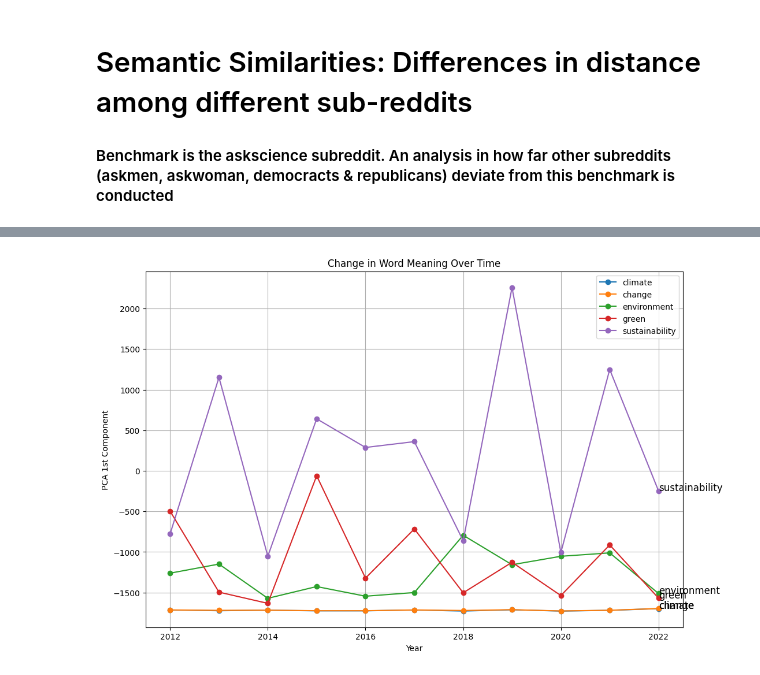
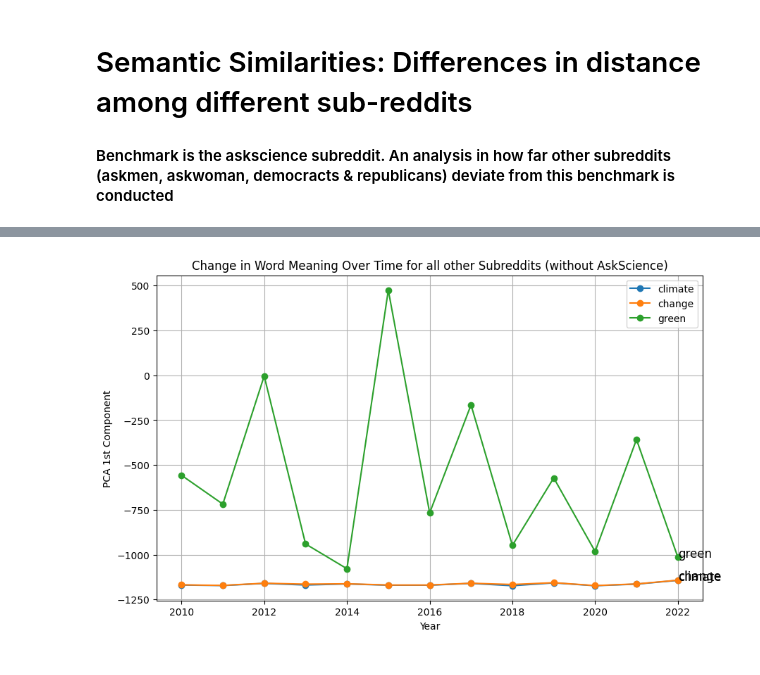
Before and after one commit to tobiaswtzl/dlss-project24, a Jupyter notebook: code/2. Deep Learning Model/SemSim_subreddits.ipynb, the cells around one changed output, grey strips where cells are left out. Cells and saved outputs as stored; diff of their text form; code cells hidden in the pictures.

Commit message:
"pcas-science-nonscience"

```diff
--- a/code/2. Deep Learning Model/SemSim_subreddits.ipynb
+++ b/code/2. Deep Learning Model/SemSim_subreddits.ipynb
@@ -12,9 +437,9 @@ import os
 # %%
 # Step 1: Load the embeddings
-years = list(range(2012, 2023))
+years = list(range(2010, 2023))
 embeddings = {}
 for year in years:
-    embeddings[year] = pd.read_csv(f'/Users/fabianmahner/dlss-project24/output/embeddings/yearly_embeddings/embeddings_CBOW_posts_{year}.csv')
+    embeddings[year] = pd.read_csv(f'/Users/fabianmahner/dlss-project24/output/embeddings/not_ask_science_embeddings/embeddings_CBOW_not_ask_science_{year}.csv')
 
 # Step 2: Align the words (ensure all embeddings have the same words)
 words = set(embeddings[years[0]]['word'])
@@ -24,58 +449,40 @@ for year in years[1:]:
 words = list(words)  # list of common words across all years
 
 # Step 3: Concatenate the embeddings for each word across all years
 all_embeddings = []
 
 for year in years:
     df = embeddings[year]
     df = df[df['word'].isin(words)]
     all_embeddings.append(df.set_index('word').loc[words].values)
 
 all_embeddings = np.stack(all_embeddings, axis=0)  # Shape: (num_years, num_words, embedding_dim)
 
 # Step 4: Apply PCA to reduce to 1 dimension
 # Reshape to (num_years * num_words, embedding_dim) before PCA
 all_embeddings_reshaped = all_embeddings.reshape(len(years) * len(words), -1)
 pca = PCA(n_components=1)
 pca_result = pca.fit_transform(all_embeddings_reshaped)
 
 # Reshape back to (num_years, num_words) after PCA
 pca_result = pca_result.reshape(len(years), len(words))
-pca_result_with_zeros = np.zeros_like(pca_result)
 
-# define selected words
-selected_words = ['climate', 'change', 'environment', 'green', 'sustainability']
+# Step 5: Visualize the change over time for selected words
+selected_words = ['climate', 'change', "green"]
 
-# Initialize a dictionary to store PCA results with zeros for missing data
-pca_result_with_zeros = np.full_like(pca_result, fill_value=np.nan)  # Use NaN to handle missing data
+plt.figure(figsize=(10, 6))
 
-# Fill PCA result with actual data for selected words
 for word in selected_words:
-    if word in words:
-        index = words.index(word)
-        pca_result_with_zeros[:, index] = pca_result[:, index]
+    index = words.index(word)
+    y = pca_result[:, index]
+    plt.plot(years, y, marker='o', label=word)
+    plt.text(years[-1], y[-1], word, fontsize=12)
 
-# Plotting
-plt.figure(figsize=(12, 8))
-
-# Plot selected words with actual PCA results
-for word in selected_words:
-    if word in words:
-        index = words.index(word)
-        y = pca_result[:, index]
-        plt.plot(years, y, marker='o', label=word)
-        plt.text(years[-1], y[-1], word, fontsize=12)
-    else:
-        # Plot zeros only for missing years
-        y = np.zeros(len(years))
-        plt.plot(years, y, marker='x', color='grey', linestyle='--', alpha=0.5, label=f'{word} (not present)')
-
-# Customize plot for clarity
 plt.xlabel('Year')
 plt.ylabel('PCA 1st Component')
-plt.title('Change in Word Meaning Over Time')
-plt.legend(loc='best')
+plt.title('Change in Word Meaning Over Time for all other Subreddits (without AskScience)')
+plt.legend()
 plt.grid(True)
 plt.show()
 # %% [output]
-[figure, old version]
+[figure, new version]
```
Also changed, not shown: parts of 22 cells of this notebook, 2 other files.
